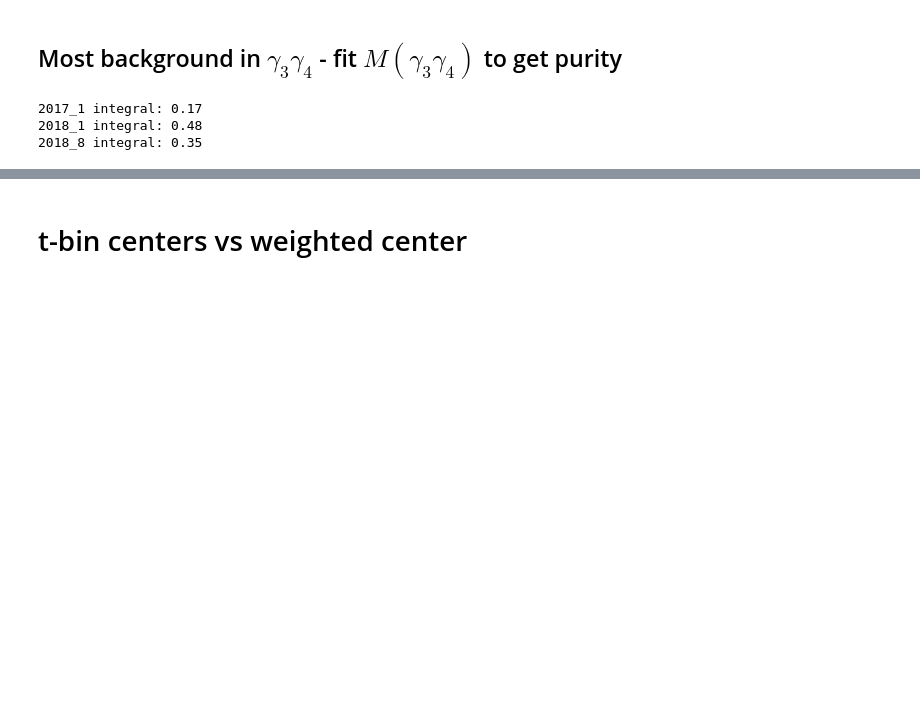
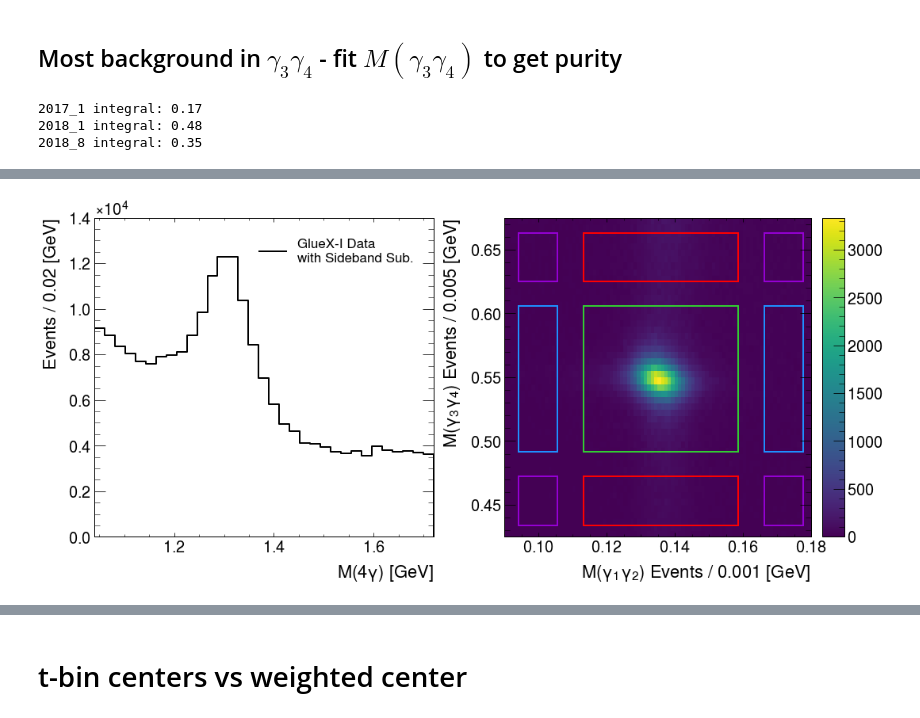
Before and after one commit to lan13005/EtaPi-Analysis, a Jupyter notebook: study_eventSelections/event_selection.ipynb, the cells around one changed output, grey strips where cells are left out. Cells and saved outputs as stored; diff of their text form; code cells hidden in the pictures; blank space fills up the shorter version.

Commit message:
add ploting for sidebands of a2 for the paper

```diff
--- a/study_eventSelections/event_selection.ipynb
+++ b/study_eventSelections/event_selection.ipynb
@@ -1195,0 +1186,14 @@ plt.savefig(resultsFolder+"/final_M4g_and_cosM4g_a2_note.pdf")
+# %%
+tmp=phase1_looseChi
+tmp=tmp[tmp.chiSq<13.277]
+tmp=tmp[tmp.omegaCut]
+tmp=tmp[tmp.pVH]
+tmp=tmp[(tmp.mandelstam_t>0.1)&(tmp.mandelstam_t<1.0)]
+tmp=tmp[(tmp.Mpi0eta>1.04)&(tmp.Mpi0eta<1.72)]
+
+tmp2 = tmp[tmp.weightBS==1]
+
+print(f'Signal before sideband sub: {tmp2.AccWeight.sum()}')
+print(f'Signal after sideband sub: {tmp.weightASBS.sum()}')
+print(f'Background Yield: {tmp2.AccWeight.sum()-tmp.weightASBS.sum()}')
+print(f'Purity: {tmp.weightASBS.sum() / tmp2.AccWeight.sum()}')
@@ -1195,0 +1205,68 @@ plt.savefig(resultsFolder+"/final_M4g_and_cosM4g_a2_note.pdf")
+# %%
+from matplotlib.patches import Rectangle
+
+## sidebands
+pi0Mean=0.135881
+etaMean=0.548625
+pi0Std=0.0076
+etaStd=0.0191
+pi0Sig=3
+pi0Skip=1
+pi0SB=1.5
+etaSig=3
+etaSkip=1
+etaSB=2
+
+fig, axes = plt.subplots(1,2,figsize=(15,7))
+minx, maxx = 1.04, 1.72
+
+total = np.histogram(tmp.Mpi0eta, weights=tmp.AccWeight, bins=getBinning(minx,maxx,0.02))
+signal = np.histogram(tmp.Mpi0eta, weights=tmp.weightASBS, bins=getBinning(minx,maxx,0.02))
+sideband = (total[0]-signal[0], total[1])
+
+# Option 1
+hep.histplot(signal, ax=axes[0], label='GlueX-I Data\nwith Sideband Sub.', color='black')
+# Option 2
+# hep.histplot(total, ax=axes[0], label='GlueX-I Data', color='black', linestyle='--')
+# hep.histplot(sideband, ax=axes[0], label='Sidebands', color='gray', histtype='fill', alpha=0.3)
+# hep.histplot(signal, ax=axes[0], label='GlueX-I Data\nwith Sidebands Sub.', color='black')
+
+axes[0].set_xlim(minx,maxx)
+axes[0].set_xlabel(r'$M(4\gamma)$ [GeV]')
+axes[0].set_ylabel(r'Events / 0.02 [GeV]')
+axes[0].legend()
+
+minx, maxx = 0.09, 0.180
+miny, maxy = 0.425, 0.675
+signal = np.histogram2d( tmp.Mpi0, tmp.Meta, weights=tmp.AccWeight, bins=(getBinning(minx,maxx,0.001),getBinning(miny,maxy,0.005)) )
+hep.hist2dplot(signal, ax=axes[1])
+# axes[1].scatter(tmp.Mpi0, tmp.Meta, s=0.005, alpha=0.2, color='black')
+axes[1].set_xlim(minx, maxx)
+axes[1].set_ylim(miny, maxy)
+axes[1].set_xlabel("$M(\gamma_1\gamma_2)$ Events / 0.001 [GeV]")
+axes[1].set_ylabel("$M(\gamma_3\gamma_4)$ Events / 0.005 [GeV]")
+
+extra_args={'fill':None,'linewidth':2}
+
+sig_color = 'limegreen'
+corner_color = 'darkviolet'
+pi0_color = 'red'
+eta_color = 'dodgerblue'
+
+axes[1].add_patch(Rectangle((pi0Mean-pi0Sig*pi0Std, etaMean-etaSig*etaStd), 2*pi0Sig*pi0Std, 2*etaSig*etaStd,color='limegreen',**extra_args))
+
+axes[1].add_patch(Rectangle((pi0Mean-(pi0Sig+pi0Skip+pi0SB)*pi0Std, etaMean+(etaSig+etaSkip)*etaStd), pi0SB*pi0Std, etaSB*etaStd, color=corner_color, **extra_args))
+axes[1].add_patch(Rectangle((pi0Mean+(pi0Sig+pi0Skip)*pi0Std, etaMean+(etaSig+etaSkip)*etaStd), pi0SB*pi0Std, etaSB*etaStd, color=corner_color, **extra_args))
+axes[1].add_patch(Rectangle((pi0Mean-pi0Sig*pi0Std, etaMean+(etaSig+etaSkip)*etaStd), 2*pi0Sig*pi0Std, etaSB*etaStd, color=pi0_color, **extra_args))
+
+axes[1].add_patch(Rectangle((pi0Mean-(pi0Sig+pi0Skip+pi0SB)*pi0Std, etaMean-(etaSig+etaSkip+etaSB)*etaStd), pi0SB*pi0Std, etaSB*etaStd, color=corner_color, **extra_args))
+axes[1].add_patch(Rectangle((pi0Mean+(pi0Sig+pi0Skip)*pi0Std, etaMean-(etaSig+etaSkip+etaSB)*etaStd), pi0SB*pi0Std, etaSB*etaStd, color=corner_color, **extra_args))
+axes[1].add_patch(Rectangle((pi0Mean-pi0Sig*pi0Std, etaMean-(etaSig+etaSkip+etaSB)*etaStd), 2*pi0Sig*pi0Std, etaSB*etaStd, color=pi0_color, **extra_args))
+
+axes[1].add_patch(Rectangle((pi0Mean-(pi0Sig+pi0Skip+pi0SB)*pi0Std, etaMean-etaSig*etaStd), pi0SB*pi0Std, 2*etaSig*etaStd, color=eta_color, **extra_args))
+axes[1].add_patch(Rectangle((pi0Mean+(pi0Sig+pi0Skip)*pi0Std, etaMean-etaSig*etaStd), pi0SB*pi0Std, 2*etaSig*etaStd, color=eta_color, **extra_args))
+
+
+plt.tight_layout()
+# %% [output]
+[figure, added]
```
Also changed, not shown: parts of 15 cells of this notebook.
